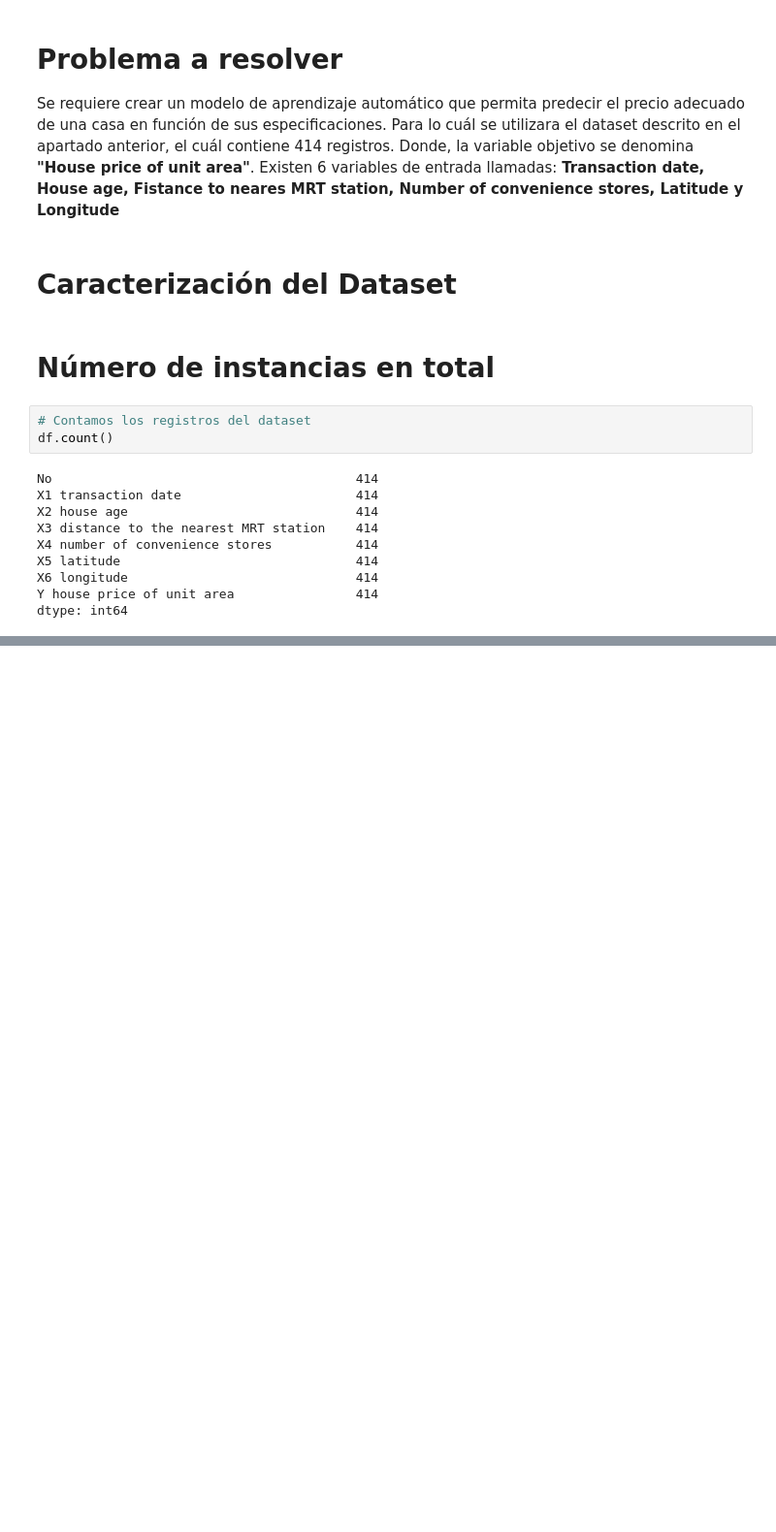
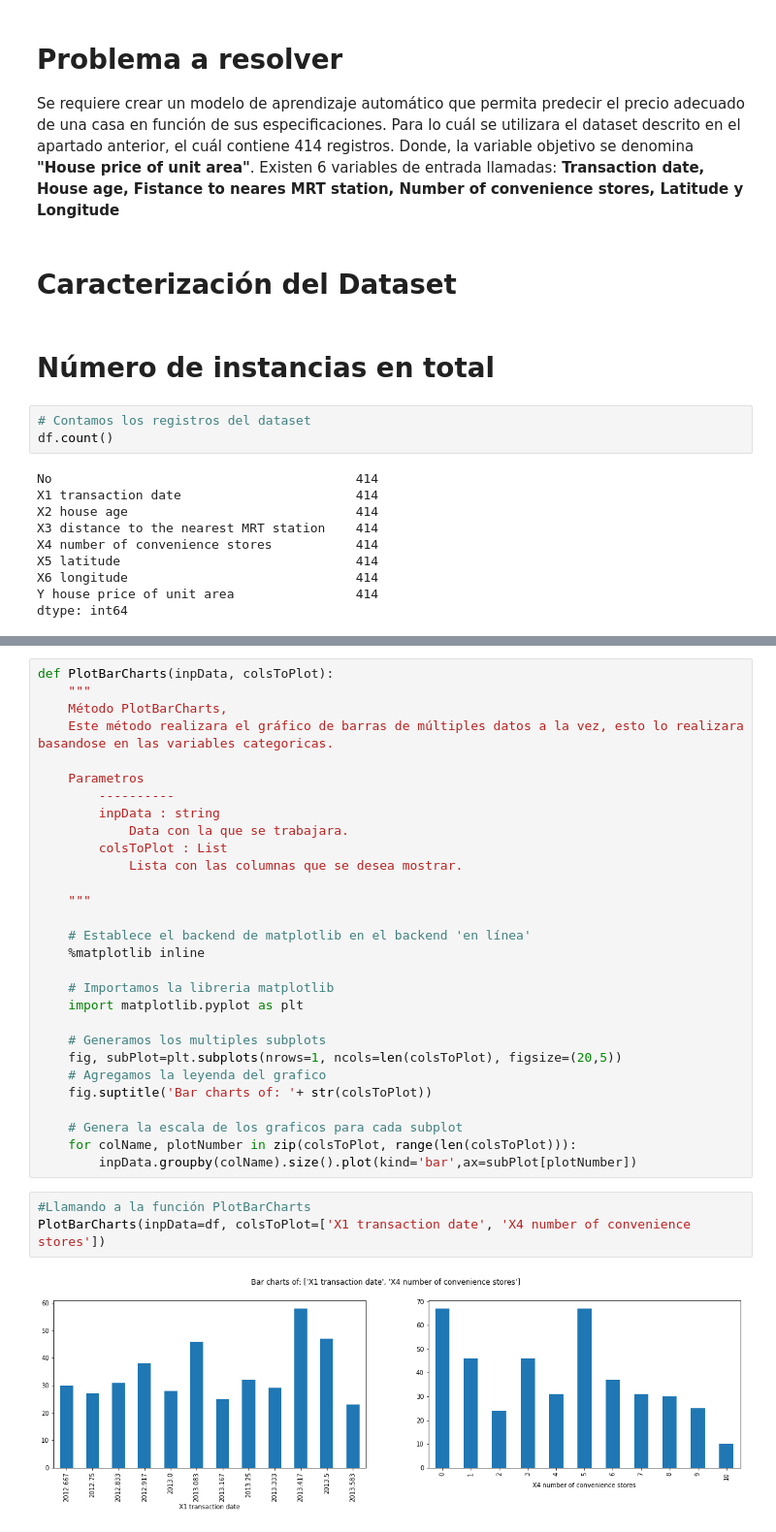
Before and after one commit to sfbarragan/RegresionLineal, a Jupyter notebook: [NRC_6292] StevenBarragan_Lab3.ipynb, the cells around one changed output, grey strips where cells are left out. Shown at 97% size. Drawn from its saved outputs; the diff is of its cells as text; blank space fills up the shorter version.

```diff
--- a/[NRC_6292] StevenBarragan_Lab3.ipynb
+++ b/[NRC_6292] StevenBarragan_Lab3.ipynb
@@ -90,0 +151,34 @@ dtype: int64
+# %%
+def PlotBarCharts(inpData, colsToPlot):
+    """
+    Método PlotBarCharts,
+    Este método realizara el gráfico de barras de múltiples datos a la vez, esto lo realizara basandose en las variables categoricas.
+
+    Parametros
+        ----------
+        inpData : string
+            Data con la que se trabajara.
+        colsToPlot : List
+            Lista con las columnas que se desea mostrar.
+
+    """
+
+    # Establece el backend de matplotlib en el backend 'en línea'
+    %matplotlib inline
+
+    # Importamos la libreria matplotlib
+    import matplotlib.pyplot as plt
+
+    # Generamos los multiples subplots
+    fig, subPlot=plt.subplots(nrows=1, ncols=len(colsToPlot), figsize=(20,5))
+    # Agregamos la leyenda del grafico
+    fig.suptitle('Bar charts of: '+ str(colsToPlot))
+
+    # Genera la escala de los graficos para cada subplot
+    for colName, plotNumber in zip(colsToPlot, range(len(colsToPlot))):
+        inpData.groupby(colName).size().plot(kind='bar',ax=subPlot[plotNumber])
+# %%
+#Llamando a la función PlotBarCharts
+PlotBarCharts(inpData=df, colsToPlot=['X1 transaction date', 'X4 number of convenience stores'])
+# %% [output]
+[figure, added]
```
Also changed, not shown: parts of 20 cells of this notebook.
